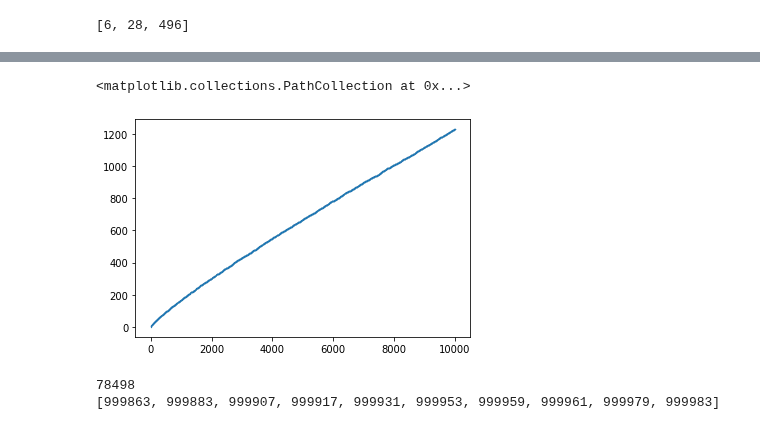
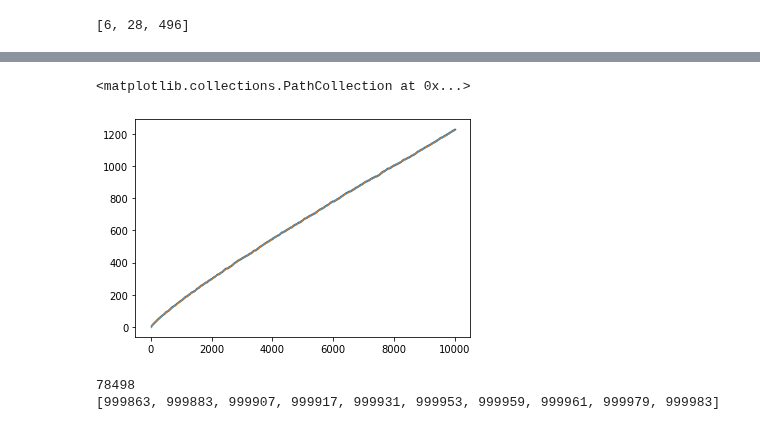
Before and after one commit to HidekiTsuiki/python, a Jupyter notebook: _5answer.ipynb, the cells around one changed output, grey strips where cells are left out. Cells and saved outputs as stored; diff of their text form; code cells hidden in the pictures.

```diff
--- a/_5answer.ipynb
+++ b/_5answer.ipynb
@@ -0,0 +46,8 @@
+# %%
+# 練習問題3
+import random
+NUM = 10
+freq = [0]*NUM
+for i in range(100):
+    freq[random.randrange(NUM)] += 1
+print(freq)
@@ -105,13 +269,11 @@ def complete(i):
 # %% [output]
 [6, 28, 496]
 # %%
-# 練習問題40
+# 練習問題80
 %matplotlib inline
 import matplotlib.pyplot as plt
 
 def isprime(x):
-    return (len(divs(x)) == 1)
+    return (len(divs(x)) == 2)
 
 primes = [i for i in range(2,10000) if isprime(i)]
-
-plt.scatter(range(len(primes)),primes, s=0.01)
@@ -121,12 +285,13 @@ plt.scatter(range(len(primes)),primes, s=0.01)
 # %%
 #
 lessprimes = [len ([i for i in primes if i < k]) for k in range(10000)]
 plt.scatter(range(len(lessprimes)),lessprimes, s=0.01)
 
-# 素直に読めば，上記のようになるが，上のグラフの x, y を入れ替えると，この意味になる。
-# plt.scatter(primes, range(len(primes)))
+# 素直に読めば，上記のようになるが，上のグラフの x, y を入れ替えると，
+# この意味になる。よって、次でもいいはず。
+plt.scatter(primes, range(len(primes)), s=0.01)
 # %% [output]
 <matplotlib.collections.PathCollection at 0x...>
-[figure, old version]
+[figure, new version]
 # %%
 # 練習問題50
```
Also changed, not shown: parts of 18 cells of this notebook, 8 other files.
